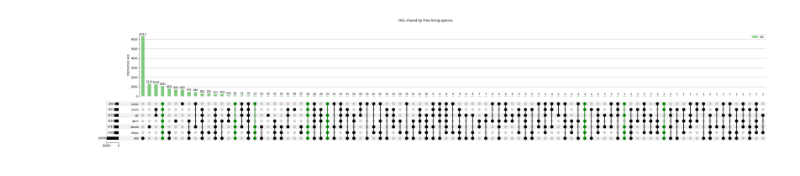
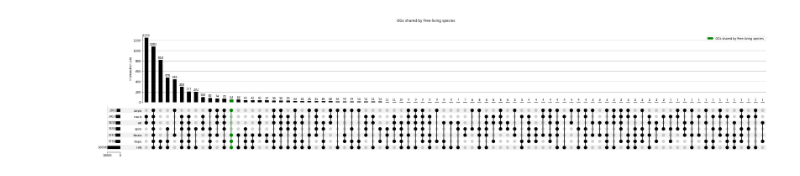
Before and after one commit to zeynepkurtw/H_inflata, a Jupyter notebook: jupyter/1_orthofinder/5_OG_FL.ipynb, the cells around one changed output. Cells and saved outputs as stored; diff of their text form; code cells hidden in the pictures.

```diff
--- a/jupyter/1_orthofinder/5_OG_FL.ipynb
+++ b/jupyter/1_orthofinder/5_OG_FL.ipynb
@@ -1,33 +1,34 @@
 # %%
 import pandas as pd
 from upsetplot import UpSet
 from matplotlib import pyplot as plt
 from matplotlib import cm
 
 "OG with at least two genes"
 df_count = pd.read_csv( "/Users/zeyku390/PycharmProjects/H.inflata/output/1_orthofinder/Results_Oct10_7sp/Orthogroups/Orthogroups.GeneCount.tsv", sep="\t", header='infer')
 df_count = df_count.set_index("Orthogroup").sort_values(by="Total", ascending=False)
 df_count.loc[df_count["Total"] > 1, "Type"] = "OG"
 
 "Upset plot for only OG"
 df_stack_cn = df_count.set_index(df_count.HIN >= 1).set_index(df_count.spiro >= 1, append=True).set_index(
     df_count.wb >= 1, append=True).set_index(df_count.muris >= 1, append=True).set_index(df_count.trepo >= 1, append=True
                                                                                              ).set_index(df_count.kbiala >= 1, append=True).set_index(df_count.carpe >= 1, append=True)
 
 upset = UpSet(df_stack_cn,
-              intersection_plot_elements=0,
-              show_counts=True, sort_categories_by="cardinality", sort_by="cardinality")  # disable the default bar chart
+              intersection_plot_elements=10,
+              min_degree=2,
+              show_counts=True,
+              sort_categories_by="cardinality",
+              sort_by="cardinality")
 
 
-upset.add_stacked_bars(by="Type", colors=cm.Accent,
-                       title="Intersection size", elements=10)
-
-upset.style_subsets(present=["HIN", "trepo", "kbiala", "carpe"],
+upset.style_subsets(absent=["spiro", "wb", "muris"],
+                    min_degree=4,
                     facecolor="green",
                     label="OGs shared by Free-living species")
 
 upset.plot()
 plt.suptitle("OGs shared by Free-living species")
 plt.show()
 # %% [output]
-[figure, old version]
+[figure, new version]
```
Also changed, not shown: parts of 2 cells of this notebook, 2 other files.
